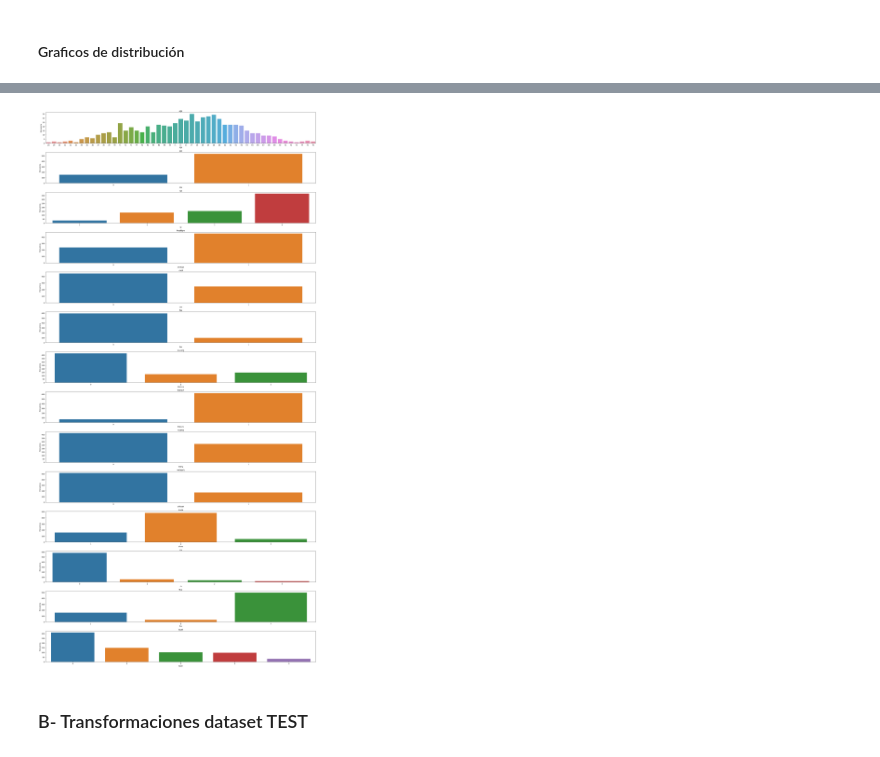
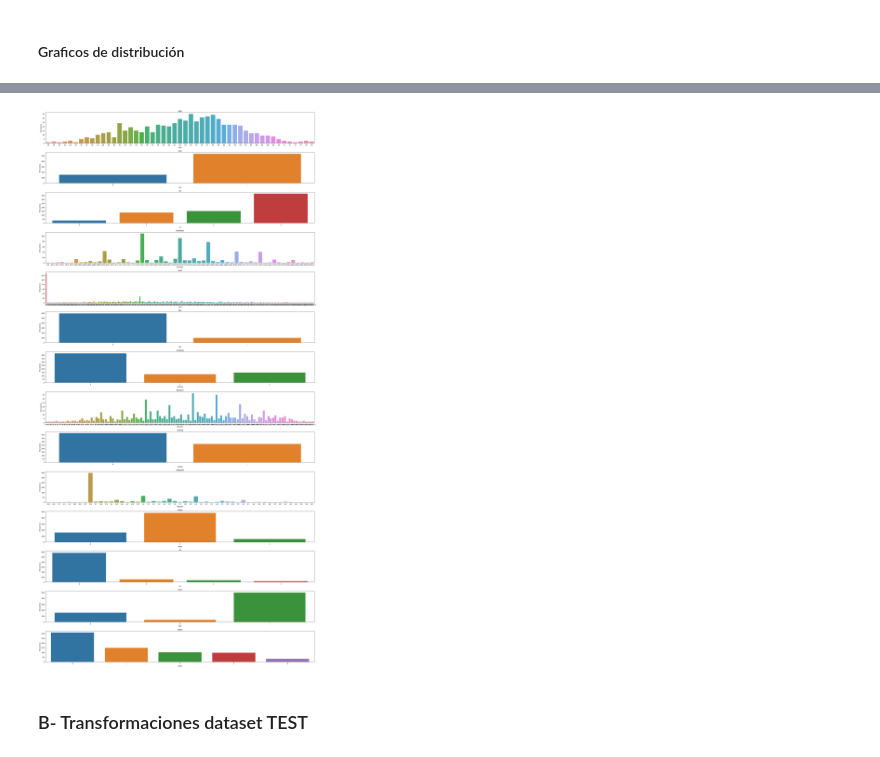
Before and after one commit to cmarty02/DATACADABRA_DataProject_3, a Jupyter notebook: data_raw/Data_Project_3_Cris.ipynb, the cells around one changed output, grey strips where cells are left out. Saved outputs shown, nothing was run; the diff lists cells and outputs as text; code cells hidden in the pictures.

```diff
--- a/data_raw/Data_Project_3_Cris.ipynb
+++ b/data_raw/Data_Project_3_Cris.ipynb
@@ -347,8 +425,9 @@ train.describe()
 # %% [markdown]
 ##### **Opcion 1** - Reemplazo de ***valores faltantes NaN*** por la mediana en las variables float y por la moda en las variables int
 # %%
+
 # Copia df
-train_copy_a =  train.copy()
+train_copy_a =  train_resampled.copy()
 
 
 # Iterar sobre las columnas int y reemplazar los NaN con el valor más frecuente
@@ -359,3 +438,5 @@ for col in int_cols:
 # Iterar sobre las columnas float y reemplazar los NaN con la media
 for col in float_cols:
     train_copy_a[col].fillna(train_copy_a[col].median(), inplace=True)
+
+train_copy_a
@@ -761,21 +1037,23 @@ dtype: int64
 # %%
-
-train_copy_knn =  train_copy_b.copy()
+train_copy_knn =  train_copy_a.copy()
 
 # Imputar valores faltantes para variables float
 numeric_imputer = KNNImputer()
 numeric_imputed_data = numeric_imputer.fit_transform(train_copy_knn[float_cols])
-numeric_imputed_df = pd.DataFrame(numeric_imputed_data, columns=float_cols)
+numeric_imputed_df = pd.DataFrame(numeric_imputed_data, columns=float_cols, index=train_copy_knn.index)
 
 # Imputar valores faltantes con la moda para variables int
-categorical_imputed_df = train_copy_knn[int_cols].fillna(train_copy_knn.mode().iloc[0])
+categorical_imputed_df = train_copy_knn[int_cols].fillna(train_copy_knn[int_cols].mode().iloc[0])
 
 # Combinar las variables float y int imputadas
 train_copy_knn = pd.concat([numeric_imputed_df, categorical_imputed_df], axis=1)
 
-# Verificar si hay valores faltantes después de la imputacion
+# Verificar si hay valores faltantes después de la imputación
 # Check for missing values
 train_copy_knn = train_copy_knn[train.columns]
+
+# Imprimir el DataFrame original train_copy_b
+
 train_copy_knn
 # %% [output]
 |  | age | sex | cp | trestbps | chol | fbs | restecg | thalach | exang | oldpeak | slope | ... |
@@ -1000,10 +1229,10 @@ train_copy_knn
 689 rows × 14 columns
 # %%
 int_cols_to_dummy = ['cp', 'restecg', 'ca', 'slope', 'thal']
-train_copy_knn[int_cols_to_dummy]= train_copy_knn[int_cols_to_dummy].astype('int64')
+train_copy_a[int_cols_to_dummy]= train_copy_a[int_cols_to_dummy].astype('int64')
 
 #Convierto variables seleccionadas a dummy
-df_dummy = pd.get_dummies(train_copy_knn, columns=['cp', 'restecg', 'ca', 'slope', 'thal'], dtype=int)
+df_dummy = pd.get_dummies(train_copy_a, columns=['cp', 'restecg', 'ca', 'slope', 'thal'], dtype=int)
 
 # Elimino la el valor de referencia (resultado normal) para evitar colinealidad
 df_dummy.drop('cp_4', axis=1, inplace=True)
@@ -1100,27 +1385,27 @@ plt.show()
 # %%
 import numpy as np
 import matplotlib.pyplot as plt
 import seaborn as sns
 
 cols = ['age', 'sex', 'cp', 'trestbps', 'chol', 'fbs', 'restecg', 'thalach', 'exang', 'oldpeak', 'slope', 'ca', 'thal', 'label']
 
 # Subgráficos
 num_cols = 1
 num_rows = int(np.ceil(len(cols) / num_cols))
 
 # Crear subplots para cada variable
 plt.figure(figsize=(24, 48))
 for i, col in enumerate(cols, 1):
     plt.subplot(num_rows, num_cols, i)
-    sns.countplot(data=train_copy_e, x=col)
+    sns.countplot(data=train_copy_knn, x=col)
     plt.title(f"{col}")
     plt.xlabel(col)
     plt.ylabel("Frecuencia")
 
 plt.tight_layout()
 plt.show()
 # %% [output]
-[figure, old version]
+[figure, new version]
 # %% [markdown]
 
 ### B- Transformaciones dataset TEST
```
Also changed, not shown: parts of 62 cells of this notebook, 2 other files.
